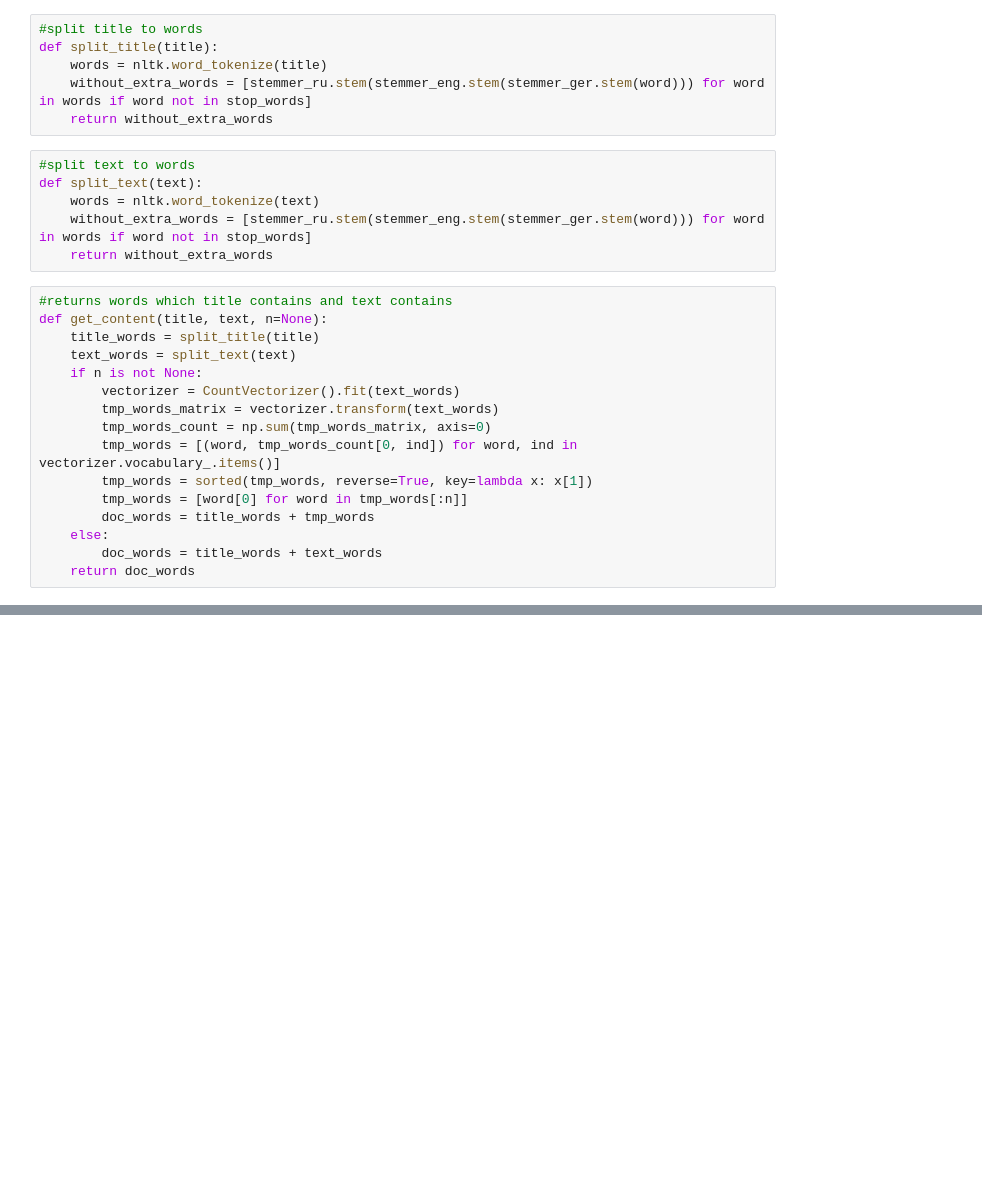
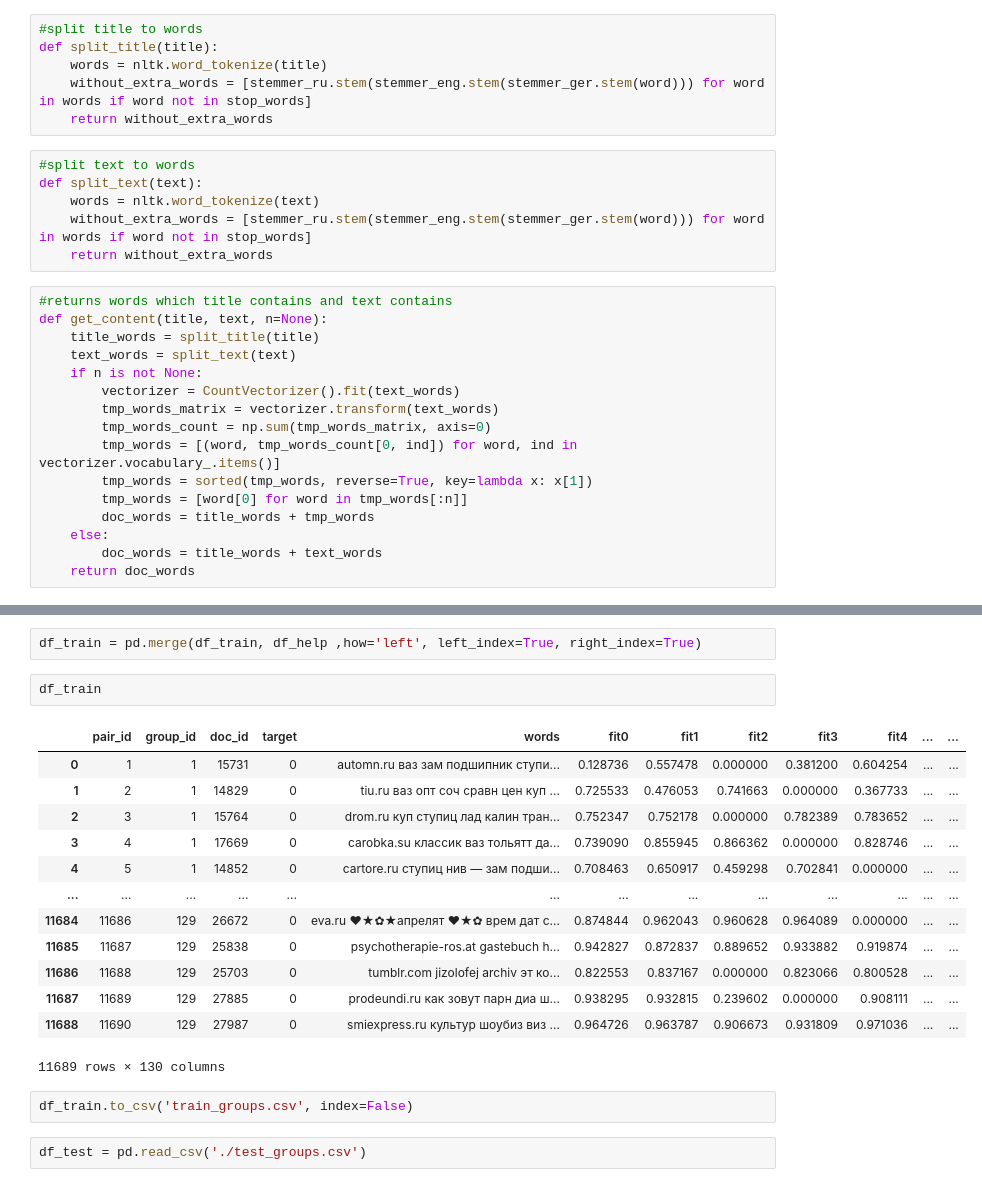
Before and after one commit to ron1x1-abba/ml1.sphere, a Jupyter notebook: project.ipynb, the cells around one changed output, grey strips where cells are left out. Saved outputs shown, nothing was run; the diff lists cells and outputs as text; blank space fills up the shorter version.

```diff
--- a/project.ipynb
+++ b/project.ipynb
@@ -116,0 +278,22 @@ with Pool(processes=8) as pool, tqdm(total=queue.qsize()) as pbar:
+# %%
+df_train = pd.merge(df_train, df_help ,how='left', left_index=True, right_index=True)
+# %%
+df_train
+# %% [output]
+|  | pair_id | group_id | doc_id | target | words | fit0 | fit1 | fit2 | fit3 | fit4 | ... | ... |
+| 0 | 1 | 1 | 15731 | 0 | automn.ru ваз зам подшипник ступи... | 0.128736 | 0.557478 | 0.000000 | 0.381200 | 0.604254 | ... | ... |
+| 1 | 2 | 1 | 14829 | 0 | tiu.ru ваз опт соч сравн цен куп ... | 0.725533 | 0.476053 | 0.741663 | 0.000000 | 0.367733 | ... | ... |
+| 2 | 3 | 1 | 15764 | 0 | drom.ru куп ступиц лад калин тран... | 0.752347 | 0.752178 | 0.000000 | 0.782389 | 0.783652 | ... | ... |
+| 3 | 4 | 1 | 17669 | 0 | carobka.su классик ваз тольятт да... | 0.739090 | 0.855945 | 0.866362 | 0.000000 | 0.828746 | ... | ... |
+| 4 | 5 | 1 | 14852 | 0 | cartore.ru ступиц нив — зам подши... | 0.708463 | 0.650917 | 0.459298 | 0.702841 | 0.000000 | ... | ... |
+| ... | ... | ... | ... | ... | ... | ... | ... | ... | ... | ... | ... | ... |
+| 11684 | 11686 | 129 | 26672 | 0 | eva.ru ❤★✿★апрелят ❤★✿ врем дат с... | 0.874844 | 0.962043 | 0.960628 | 0.964089 | 0.000000 | ... | ... |
+| 11685 | 11687 | 129 | 25838 | 0 | psychotherapie-ros.at gastebuch h... | 0.942827 | 0.872837 | 0.889652 | 0.933882 | 0.919874 | ... | ... |
+| 11686 | 11688 | 129 | 25703 | 0 | tumblr.com jizolofej archiv эт ко... | 0.822553 | 0.837167 | 0.000000 | 0.823066 | 0.800528 | ... | ... |
+| 11687 | 11689 | 129 | 27885 | 0 | prodeundi.ru как зовут парн диа ш... | 0.938295 | 0.932815 | 0.239602 | 0.000000 | 0.908111 | ... | ... |
+| 11688 | 11690 | 129 | 27987 | 0 | smiexpress.ru культур шоубиз виз ... | 0.964726 | 0.963787 | 0.906673 | 0.931809 | 0.971036 | ... | ... |
+11689 rows × 130 columns
+# %%
+df_train.to_csv('train_groups.csv', index=False)
+# %%
+df_test = pd.read_csv('./test_groups.csv')
```
Also changed, not shown: parts of 55 cells of this notebook.
